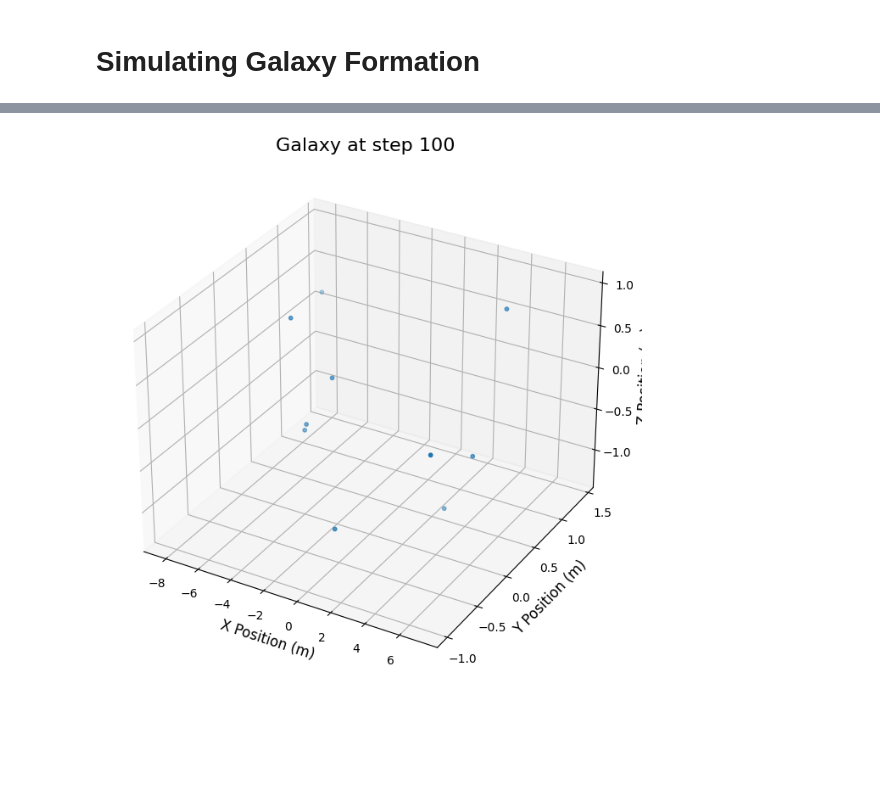
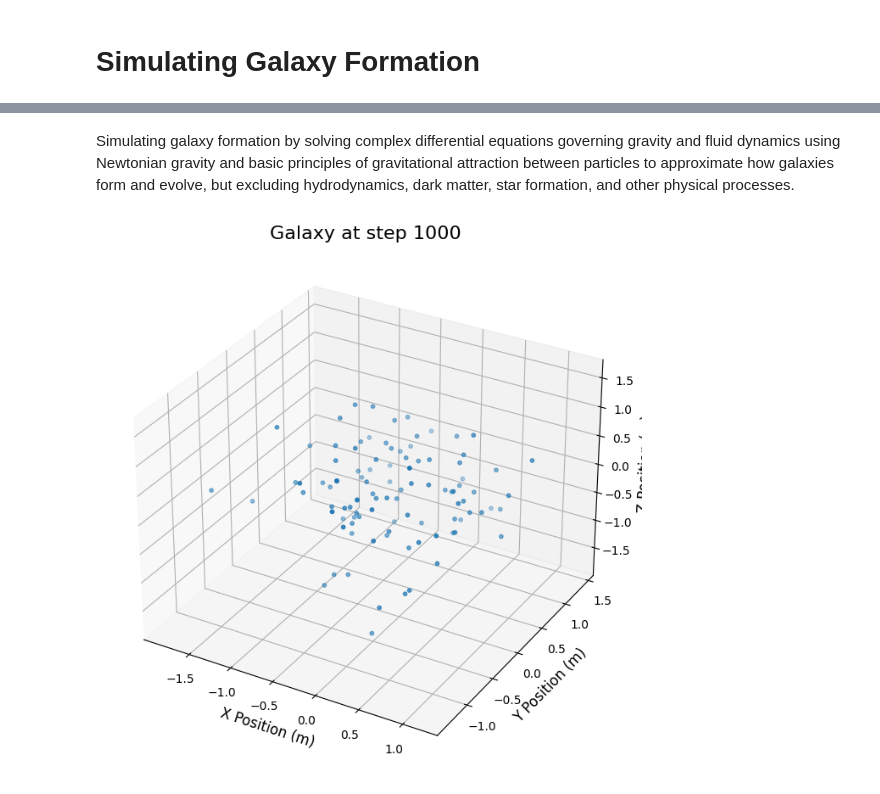
Before and after one commit to deltorobarba/astrophysics, a Jupyter notebook: galaxy_formation.ipynb, the cells around one changed output, grey strips where cells are left out. Cells and saved outputs as stored; diff of their text form; code cells hidden in the pictures; blank space fills up the shorter version.

```diff
--- a/galaxy_formation.ipynb
+++ b/galaxy_formation.ipynb
@@ -15,18 +5,23 @@ This simulation is highly simplified. In reality, galaxy formation involves much
 # %%
 !pip install scipy matplotlib -q
+# %% [markdown]
+Simulating galaxy formation by solving complex differential equations governing gravity and fluid dynamics using Newtonian gravity and basic principles of gravitational attraction between particles to approximate how galaxies form and evolve, but excluding hydrodynamics, dark matter, star formation, and other physical processes.
 # %%
 import numpy as np
 import matplotlib.pyplot as plt
 from scipy.integrate import odeint
 
 # Constants
-G = 6.67430e-11  # Gravitational constant, m^3 kg^-1 s^-2
+
+# Gravitational constant, m^3 kg^-1 s^-2 | force between each pair of particles is calculated using Newton's gravitational law
+G = 6.67430e-11
+
 M_sun = 1.989e30  # Mass of the sun, kg
 parsec = 3.086e16  # 1 parsec in meters
 year = 3.154e7  # 1 year in seconds
 
 # Number of particles (stars)
-N = 10
+N = 100
 
 # Randomly initialize positions (within a disk-like region) and velocities of the particles
 def initialize_galaxy(N, disk_radius, velocity_dispersion):
@@ -77,32 +72,32 @@ def simulate_galaxy(positions, velocities, masses, time_span, num_steps):
     positions_over_time = solution[:, :3 * N].reshape((-1, N, 3))
     return positions_over_time
 
 
 def plot_galaxy(positions, step):
     fig = plt.figure(figsize=(10, 8))  # Set figsize to make the plot larger
     ax = fig.add_subplot(111, projection='3d')
 
     ax.scatter(positions[:, 0], positions[:, 1], positions[:, 2], s=10)
     ax.set_title(f"Galaxy at step {step}", fontsize=16)  # Increased title font size
     ax.set_xlabel('X Position (m)', fontsize=12)
     ax.set_ylabel('Y Position (m)', fontsize=12)
     ax.set_zlabel('Z Position (m)', fontsize=12)
 
     plt.show()
 
 # Initialize the galaxy
 disk_radius = 10  # in parsecs
 velocity_dispersion = 20  # km/s
 
 positions, velocities, masses = initialize_galaxy(N, disk_radius, velocity_dispersion)
 
 # Simulate the galaxy formation for 1 billion years with 1000 steps
 time_span = 1e9 * year  # 1 billion years
-num_steps = 100
+num_steps = 1000
 
 positions_over_time = simulate_galaxy(positions, velocities, masses, time_span, num_steps)
 
 # Visualize the final state of the galaxy
 plot_galaxy(positions_over_time[-1], num_steps)
 # %% [output]
-[figure, old version]
+[figure, new version]
```
Also changed, not shown: parts of 3 cells of this notebook.
